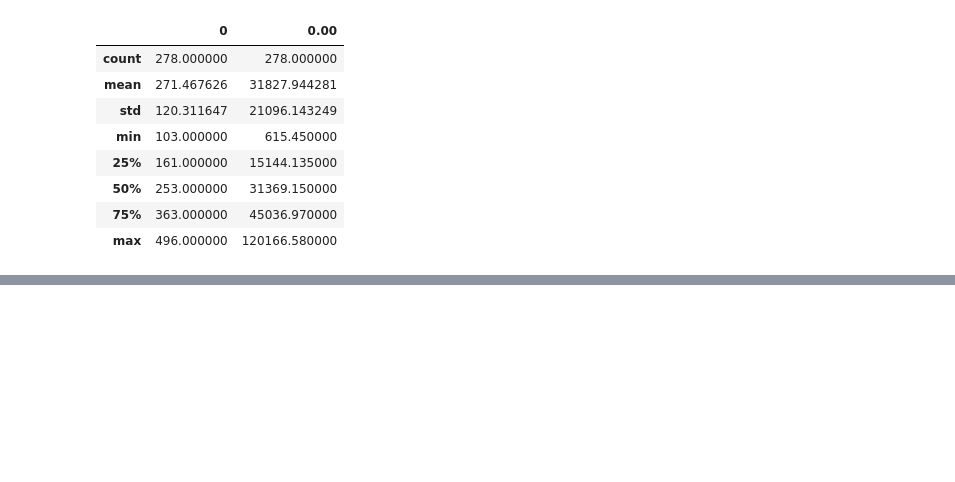
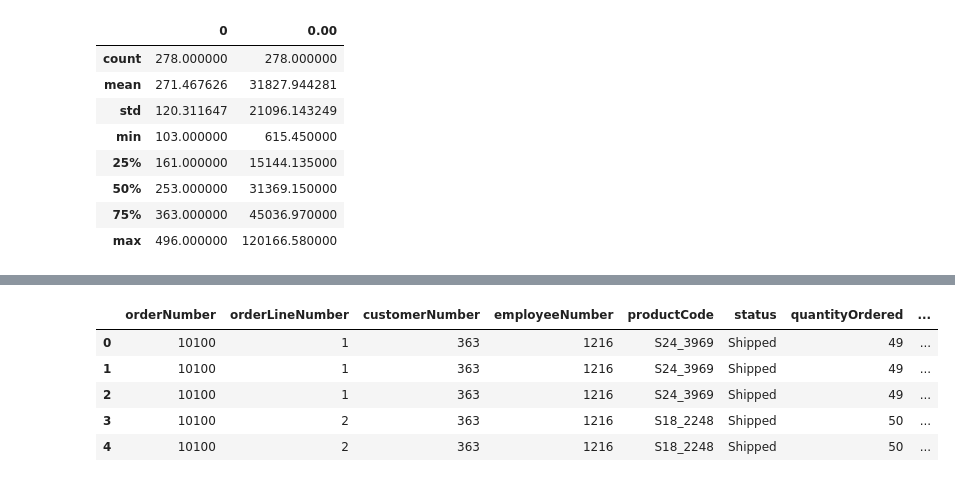
Before and after one commit to Senador05/phyton, a Jupyter notebook: Numpy/Pandas/04.1.Ejercicio_DataQ_Perfilado.ipynb, the cells around one changed output, grey strips where cells are left out. Saved outputs shown, nothing was run; the diff lists cells and outputs as text; code cells hidden in the pictures; blank space fills up the shorter version.

```diff
--- a/Numpy/Pandas/04.1.Ejercicio_DataQ_Perfilado.ipynb
+++ b/Numpy/Pandas/04.1.Ejercicio_DataQ_Perfilado.ipynb
@@ -631,0 +960,9 @@ payment_df.describe()
+# %%
+merged_df.head()
+# %% [output]
+|  | orderNumber | orderLineNumber | customerNumber | employeeNumber | productCode | status | quantityOrdered | ... |
+| 0 | 10100 | 1 | 363 | 1216 | S24_3969 | Shipped | 49 | ... |
+| 1 | 10100 | 1 | 363 | 1216 | S24_3969 | Shipped | 49 | ... |
+| 2 | 10100 | 1 | 363 | 1216 | S24_3969 | Shipped | 49 | ... |
+| 3 | 10100 | 2 | 363 | 1216 | S18_2248 | Shipped | 50 | ... |
+| 4 | 10100 | 2 | 363 | 1216 | S18_2248 | Shipped | 50 | ... |
```
Also changed, not shown: parts of 40 cells of this notebook, 1 other file.
